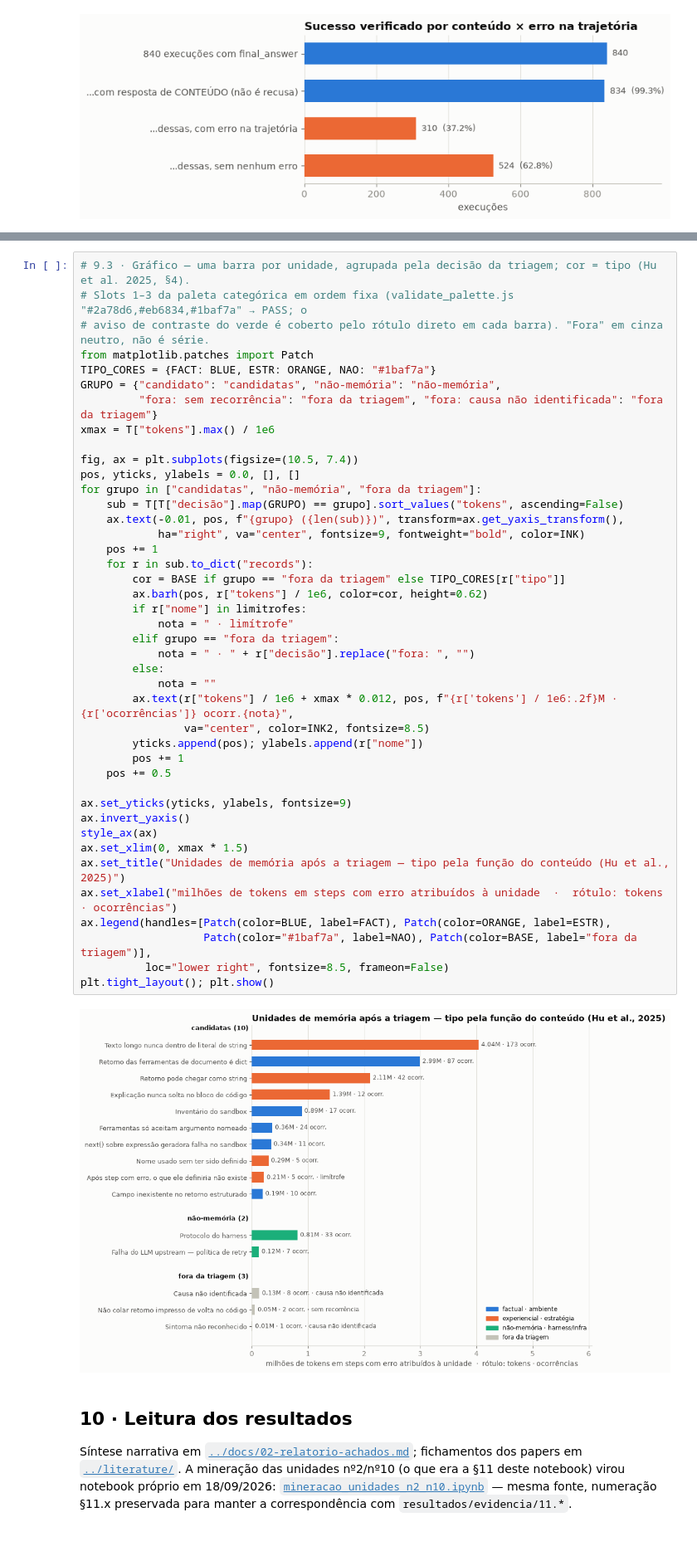
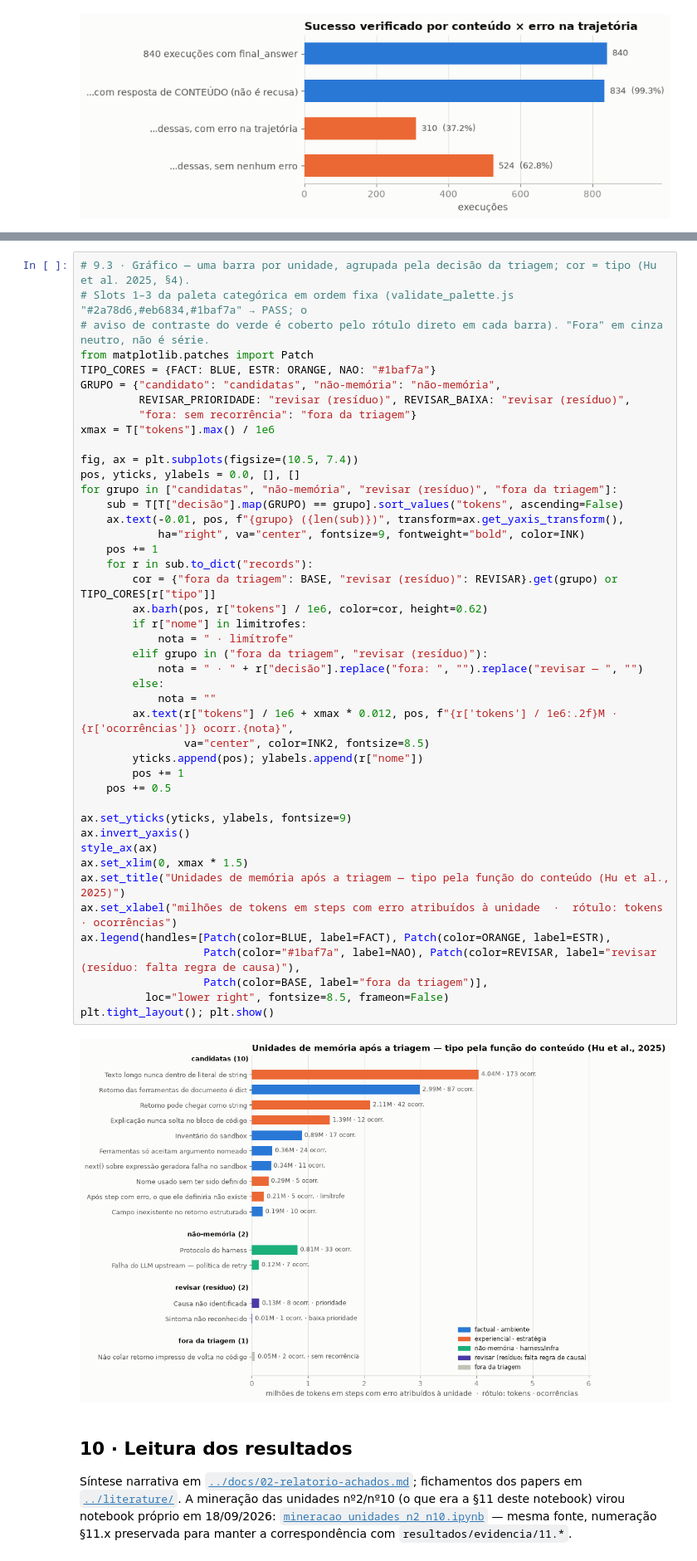
Before and after one commit to rc-ventura/memory_layer_ai_agents, a Jupyter notebook: analysis/2026-09-trace-law-flow/pipeline/analise_trace_esteira_juridica.ipynb, the cells around one changed output, grey strips where cells are left out. Shown at 83% size. Cells and saved outputs as stored; diff of their text form.

```diff
--- a/analysis/2026-09-trace-law-flow/pipeline/analise_trace_esteira_juridica.ipynb
+++ b/analysis/2026-09-trace-law-flow/pipeline/analise_trace_esteira_juridica.ipynb
@@ -1408,43 +1425,45 @@ Exportado para resultados/
 from matplotlib.patches import Patch
 TIPO_CORES = {FACT: BLUE, ESTR: ORANGE, NAO: "#1baf7a"}
 GRUPO = {"candidato": "candidatas", "não-memória": "não-memória",
-         "fora: sem recorrência": "fora da triagem", "fora: causa não identificada": "fora da triagem"}
+         REVISAR_PRIORIDADE: "revisar (resíduo)", REVISAR_BAIXA: "revisar (resíduo)",
+         "fora: sem recorrência": "fora da triagem"}
 xmax = T["tokens"].max() / 1e6
 
 fig, ax = plt.subplots(figsize=(10.5, 7.4))
 pos, yticks, ylabels = 0.0, [], []
-for grupo in ["candidatas", "não-memória", "fora da triagem"]:
+for grupo in ["candidatas", "não-memória", "revisar (resíduo)", "fora da triagem"]:
     sub = T[T["decisão"].map(GRUPO) == grupo].sort_values("tokens", ascending=False)
     ax.text(-0.01, pos, f"{grupo} ({len(sub)})", transform=ax.get_yaxis_transform(),
             ha="right", va="center", fontsize=9, fontweight="bold", color=INK)
     pos += 1
     for r in sub.to_dict("records"):
-        cor = BASE if grupo == "fora da triagem" else TIPO_CORES[r["tipo"]]
+        cor = {"fora da triagem": BASE, "revisar (resíduo)": REVISAR}.get(grupo) or TIPO_CORES[r["tipo"]]
         ax.barh(pos, r["tokens"] / 1e6, color=cor, height=0.62)
         if r["nome"] in limitrofes:
             nota = " · limítrofe"
-        elif grupo == "fora da triagem":
-            nota = " · " + r["decisão"].replace("fora: ", "")
+        elif grupo in ("fora da triagem", "revisar (resíduo)"):
+            nota = " · " + r["decisão"].replace("fora: ", "").replace("revisar — ", "")
         else:
             nota = ""
         ax.text(r["tokens"] / 1e6 + xmax * 0.012, pos, f"{r['tokens'] / 1e6:.2f}M · {r['ocorrências']} ocorr.{nota}",
                 va="center", color=INK2, fontsize=8.5)
         yticks.append(pos); ylabels.append(r["nome"])
         pos += 1
     pos += 0.5
 
 ax.set_yticks(yticks, ylabels, fontsize=9)
 ax.invert_yaxis()
 style_ax(ax)
 ax.set_xlim(0, xmax * 1.5)
 ax.set_title("Unidades de memória após a triagem — tipo pela função do conteúdo (Hu et al., 2025)")
 ax.set_xlabel("milhões de tokens em steps com erro atribuídos à unidade  ·  rótulo: tokens · ocorrências")
 ax.legend(handles=[Patch(color=BLUE, label=FACT), Patch(color=ORANGE, label=ESTR),
-                   Patch(color="#1baf7a", label=NAO), Patch(color=BASE, label="fora da triagem")],
+                   Patch(color="#1baf7a", label=NAO), Patch(color=REVISAR, label="revisar (resíduo: falta regra de causa)"),
+                   Patch(color=BASE, label="fora da triagem")],
           loc="lower right", fontsize=8.5, frameon=False)
 plt.tight_layout(); plt.show()
 # %% [output]
-[figure, old version]
+[figure, new version]
 # %% [markdown]
 ## 10 · Leitura dos resultados
 
```
Also changed, not shown: parts of 4 cells of this notebook, 13 other files.
